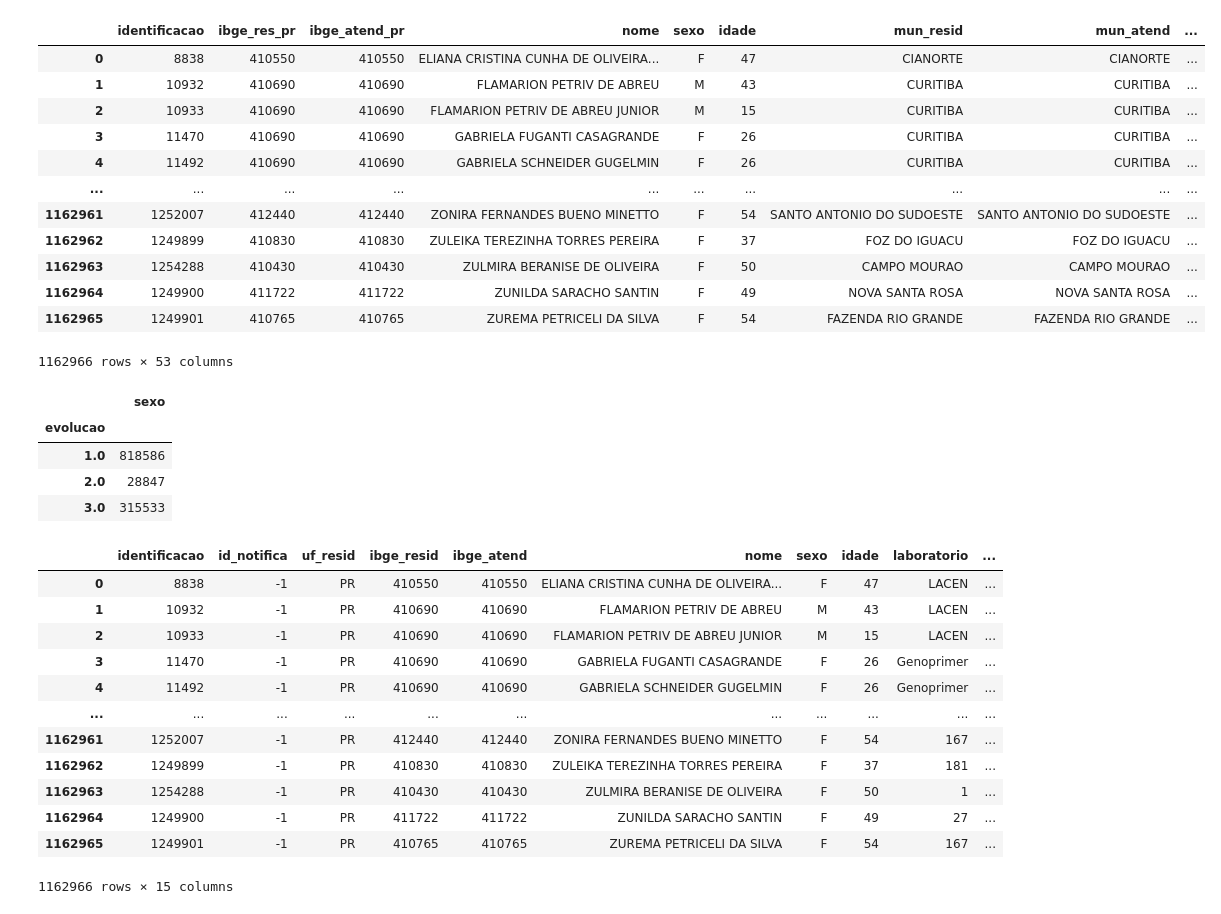
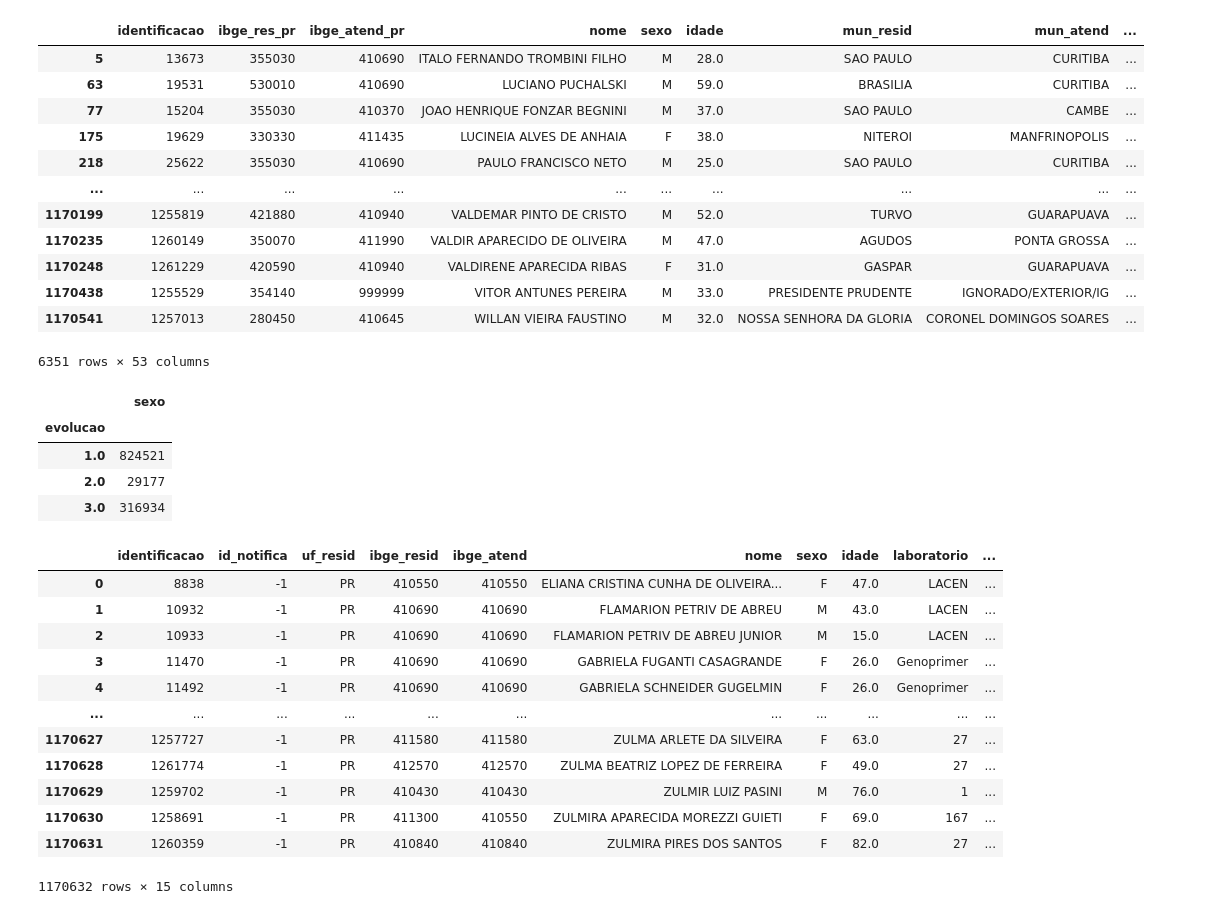
Before and after one commit to vinnylg/covid19datascience, a Jupyter notebook: notebooks/merge_access.ipynb, the cells around one changed output. Saved outputs shown, nothing was run; the diff lists cells and outputs as text; code cells hidden in the pictures.

Commit message:
access to casos confirmados

```diff
--- a/notebooks/merge_access.ipynb
+++ b/notebooks/merge_access.ipynb
@@ -31,6 +33,5 @@ default_output: C:\sesa\dev\output
 # %%
 municipios = Municipios()
 municipios['mun_resid'] = municipios['municipio'].apply(normalize_text)
-municipios.loc[municipios['uf']!='PR','mun_resid'] = municipios.loc[municipios['uf']!='PR','municipio'].apply(normalize_text) + '/' + municipios['uf']
 # %%
 # tb_pacientes = TbPacientes()
@@ -100,43 +100,45 @@ casosct.groupby('evolucao')[['sexo']].count()
 # %%
 casosct['uf_resid'] = 'PR'
 casosct['ibge_res_pr'] = casosct['ibge_res_pr'].apply(int)
+
 casosct.loc[casosct['ibge_res_pr']==999999,'uf_resid'] = casosct.loc[casosct['ibge_res_pr']==999999,'mun_resid'].apply(lambda x: x.split('/')[-1])
 casosct.loc[casosct['ibge_res_pr']==999999,'mun_resid'] = casosct.loc[casosct['ibge_res_pr']==999999,'mun_resid'].apply(lambda x: x.split('/')[0])
 
 casos_fora = pd.merge(casosct.loc[casosct['ibge_res_pr']==999999].drop(columns=['ibge_res_pr']),municipios[['ibge','mun_resid','uf']].rename(columns={'uf':'uf_resid','ibge':'ibge_res_pr'}), on=['mun_resid','uf_resid'], how='left')
-# casos_fora.loc[casos_fora['ibge_res_pr'].isna(),'excluir'] = 'SIM'
 casos_fora.loc[casos_fora['ibge_res_pr'].isna(),'ibge_res_pr'] = 999999
+casos_fora['ibge_res_pr'] = casos_fora['ibge_res_pr'].astype(int)
 casos_fora = casos_fora.set_index('identificacao')
 casosct = casosct.set_index('identificacao')
 casosct.update(casos_fora)
 
 casosct = casosct.reset_index()
 
-casosct['ibge_res_pr'] = casosct['ibge_res_pr'].apply(int)
+casosct['ibge_res_pr'] = casosct['ibge_res_pr'].astype(int)
 casosct['idade'] = casosct['idade'].astype(int)
-casosct
+
+casosct.loc[casosct['uf_resid']!='PR']
 # %% [output]
 |  | identificacao | ibge_res_pr | ibge_atend_pr | nome | sexo | idade | mun_resid | mun_atend | ... |
-| 0 | 8838 | 410550 | 410550 | ELIANA CRISTINA CUNHA DE OLIVEIRA... | F | 47 | CIANORTE | CIANORTE | ... |
-| 1 | 10932 | 410690 | 410690 | FLAMARION PETRIV DE ABREU | M | 43 | CURITIBA | CURITIBA | ... |
-| 2 | 10933 | 410690 | 410690 | FLAMARION PETRIV DE ABREU JUNIOR | M | 15 | CURITIBA | CURITIBA | ... |
-| 3 | 11470 | 410690 | 410690 | GABRIELA FUGANTI CASAGRANDE | F | 26 | CURITIBA | CURITIBA | ... |
-| 4 | 11492 | 410690 | 410690 | GABRIELA SCHNEIDER GUGELMIN | F | 26 | CURITIBA | CURITIBA | ... |
+| 5 | 13673 | 355030 | 410690 | ITALO FERNANDO TROMBINI FILHO | M | 28.0 | SAO PAULO | CURITIBA | ... |
+| 63 | 19531 | 530010 | 410690 | LUCIANO PUCHALSKI | M | 59.0 | BRASILIA | CURITIBA | ... |
+| 77 | 15204 | 355030 | 410370 | JOAO HENRIQUE FONZAR BEGNINI | M | 37.0 | SAO PAULO | CAMBE | ... |
+| 175 | 19629 | 330330 | 411435 | LUCINEIA ALVES DE ANHAIA | F | 38.0 | NITEROI | MANFRINOPOLIS | ... |
+| 218 | 25622 | 355030 | 410690 | PAULO FRANCISCO NETO | M | 25.0 | SAO PAULO | CURITIBA | ... |
 | ... | ... | ... | ... | ... | ... | ... | ... | ... | ... |
-| 1162961 | 1252007 | 412440 | 412440 | ZONIRA FERNANDES BUENO MINETTO | F | 54 | SANTO ANTONIO DO SUDOESTE | SANTO ANTONIO DO SUDOESTE | ... |
-| 1162962 | 1249899 | 410830 | 410830 | ZULEIKA TEREZINHA TORRES PEREIRA | F | 37 | FOZ DO IGUACU | FOZ DO IGUACU | ... |
-| 1162963 | 1254288 | 410430 | 410430 | ZULMIRA BERANISE DE OLIVEIRA | F | 50 | CAMPO MOURAO | CAMPO MOURAO | ... |
-| 1162964 | 1249900 | 411722 | 411722 | ZUNILDA SARACHO SANTIN | F | 49 | NOVA SANTA ROSA | NOVA SANTA ROSA | ... |
-| 1162965 | 1249901 | 410765 | 410765 | ZUREMA PETRICELI DA SILVA | F | 54 | FAZENDA RIO GRANDE | FAZENDA RIO GRANDE | ... |
+| 1170199 | 1255819 | 421880 | 410940 | VALDEMAR PINTO DE CRISTO | M | 52.0 | TURVO | GUARAPUAVA | ... |
+| 1170235 | 1260149 | 350070 | 411990 | VALDIR APARECIDO DE OLIVEIRA | M | 47.0 | AGUDOS | PONTA GROSSA | ... |
+| 1170248 | 1261229 | 420590 | 410940 | VALDIRENE APARECIDA RIBAS | F | 31.0 | GASPAR | GUARAPUAVA | ... |
+| 1170438 | 1255529 | 354140 | 999999 | VITOR ANTUNES PEREIRA | M | 33.0 | PRESIDENTE PRUDENTE | IGNORADO/EXTERIOR/IG | ... |
+| 1170541 | 1257013 | 280450 | 410645 | WILLAN VIEIRA FAUSTINO | M | 32.0 | NOSSA SENHORA DA GLORIA | CORONEL DOMINGOS SOARES | ... |
-1162966 rows × 53 columns
+6351 rows × 53 columns
 # %%
 casosct.groupby(['evolucao'])[['sexo']].count()
 # %% [output]
 |  | sexo |
 | evolucao |  |
-| 1.0 | 818586 |
-| 2.0 | 28847 |
-| 3.0 | 315533 |
+| 1.0 | 824521 |
+| 2.0 | 29177 |
+| 3.0 | 316934 |
 # %%
 casosct['id_notifica'] = -1
 casosct['ibge_resid'] = casosct['ibge_res_pr']
@@ -148,18 +150,18 @@ casosct = casosct[['identificacao', 'id_notifica', 'uf_resid', 'ibge_resid', 'ib
 casosct
 # %% [output]
 |  | identificacao | id_notifica | uf_resid | ibge_resid | ibge_atend | nome | sexo | idade | laboratorio | ... |
-| 0 | 8838 | -1 | PR | 410550 | 410550 | ELIANA CRISTINA CUNHA DE OLIVEIRA... | F | 47 | LACEN | ... |
-| 1 | 10932 | -1 | PR | 410690 | 410690 | FLAMARION PETRIV DE ABREU | M | 43 | LACEN | ... |
-| 2 | 10933 | -1 | PR | 410690 | 410690 | FLAMARION PETRIV DE ABREU JUNIOR | M | 15 | LACEN | ... |
-| 3 | 11470 | -1 | PR | 410690 | 410690 | GABRIELA FUGANTI CASAGRANDE | F | 26 | Genoprimer | ... |
-| 4 | 11492 | -1 | PR | 410690 | 410690 | GABRIELA SCHNEIDER GUGELMIN | F | 26 | Genoprimer | ... |
+| 0 | 8838 | -1 | PR | 410550 | 410550 | ELIANA CRISTINA CUNHA DE OLIVEIRA... | F | 47.0 | LACEN | ... |
+| 1 | 10932 | -1 | PR | 410690 | 410690 | FLAMARION PETRIV DE ABREU | M | 43.0 | LACEN | ... |
+| 2 | 10933 | -1 | PR | 410690 | 410690 | FLAMARION PETRIV DE ABREU JUNIOR | M | 15.0 | LACEN | ... |
+| 3 | 11470 | -1 | PR | 410690 | 410690 | GABRIELA FUGANTI CASAGRANDE | F | 26.0 | Genoprimer | ... |
+| 4 | 11492 | -1 | PR | 410690 | 410690 | GABRIELA SCHNEIDER GUGELMIN | F | 26.0 | Genoprimer | ... |
 | ... | ... | ... | ... | ... | ... | ... | ... | ... | ... | ... |
-| 1162961 | 1252007 | -1 | PR | 412440 | 412440 | ZONIRA FERNANDES BUENO MINETTO | F | 54 | 167 | ... |
-| 1162962 | 1249899 | -1 | PR | 410830 | 410830 | ZULEIKA TEREZINHA TORRES PEREIRA | F | 37 | 181 | ... |
-| 1162963 | 1254288 | -1 | PR | 410430 | 410430 | ZULMIRA BERANISE DE OLIVEIRA | F | 50 | 1 | ... |
-| 1162964 | 1249900 | -1 | PR | 411722 | 411722 | ZUNILDA SARACHO SANTIN | F | 49 | 27 | ... |
-| 1162965 | 1249901 | -1 | PR | 410765 | 410765 | ZUREMA PETRICELI DA SILVA | F | 54 | 167 | ... |
+| 1170627 | 1257727 | -1 | PR | 411580 | 411580 | ZULMA ARLETE DA SILVEIRA | F | 63.0 | 27 | ... |
+| 1170628 | 1261774 | -1 | PR | 412570 | 412570 | ZULMA BEATRIZ LOPEZ DE FERREIRA | F | 49.0 | 27 | ... |
+| 1170629 | 1259702 | -1 | PR | 410430 | 410430 | ZULMIR LUIZ PASINI | M | 76.0 | 1 | ... |
+| 1170630 | 1258691 | -1 | PR | 411300 | 410550 | ZULMIRA APARECIDA MOREZZI GUIETI | F | 69.0 | 167 | ... |
+| 1170631 | 1260359 | -1 | PR | 410840 | 410840 | ZULMIRA PIRES DOS SANTOS | F | 82.0 | 27 | ... |
-1162966 rows × 15 columns
+1170632 rows × 15 columns
 # %%
 casos_confirmados = casosct.copy()
 casos_confirmados
```
Also changed, not shown: parts of 21 cells of this notebook.
